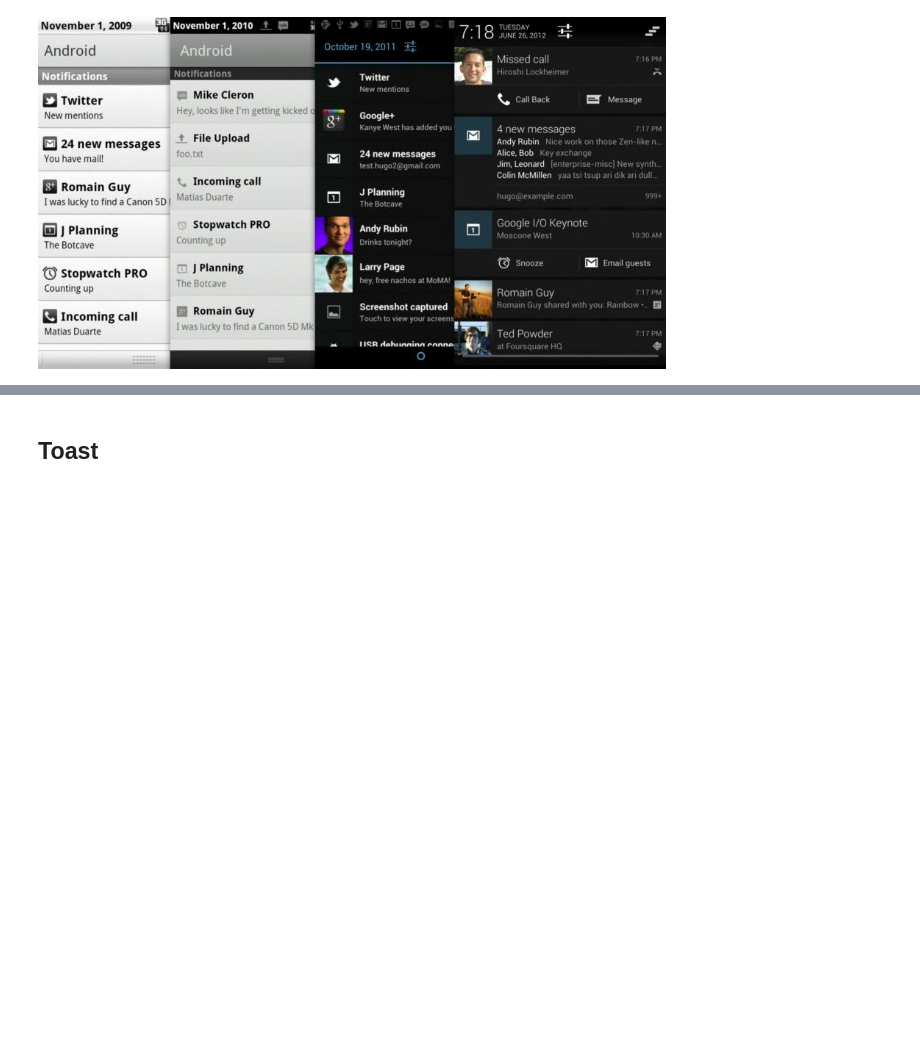
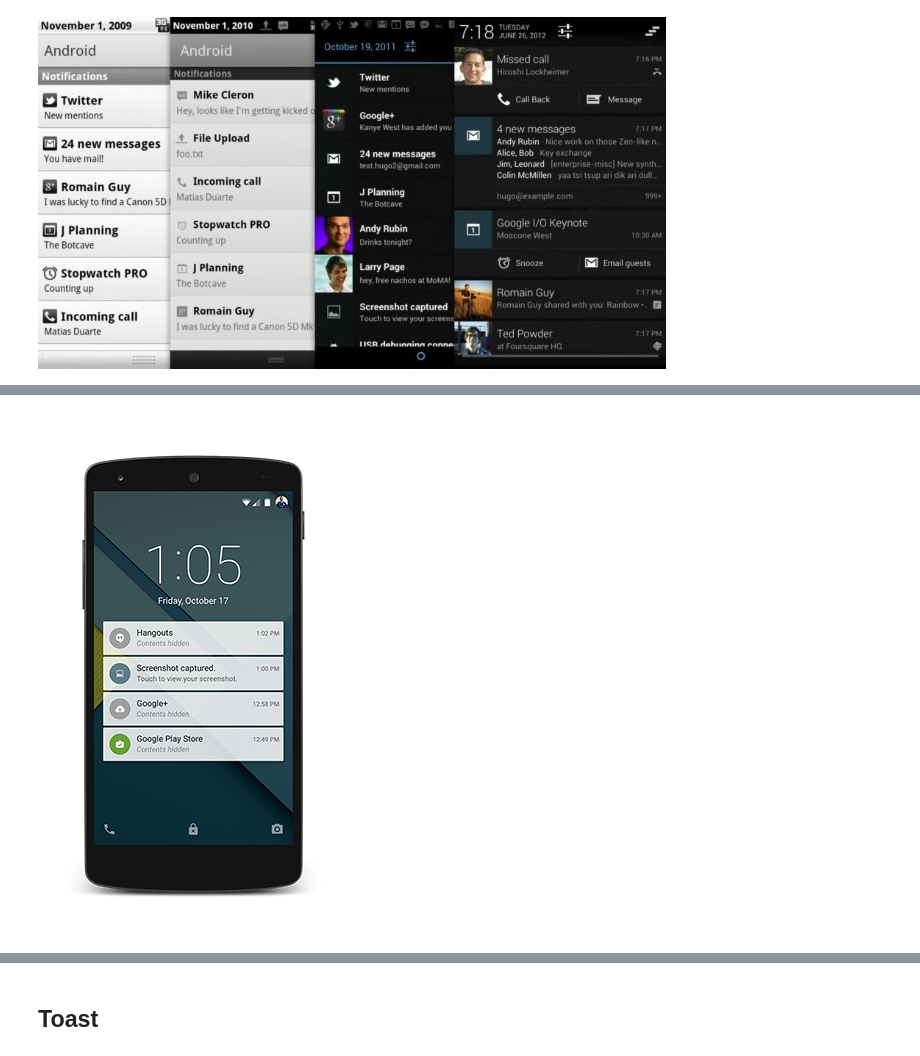
Before and after one commit to nobari/LAO, a Jupyter notebook: week5/Lecture5.ipynb, the cells around one changed output, grey strips where cells are left out. Saved outputs shown, nothing was run; the diff lists cells and outputs as text; code cells hidden in the pictures; blank space fills up the shorter version.

```diff
--- a/week5/Lecture5.ipynb
+++ b/week5/Lecture5.ipynb
@@ -20,0 +55,5 @@ Image(filename='Android-notifications-evolution.jpg')
+# %%
+from IPython.display import Image
+Image(filename='Lec5pics/Lockscreen.png')
+# %% [output]
+[figure, added]
```
Also changed, not shown: parts of 196 cells of this notebook, 40 other files.
